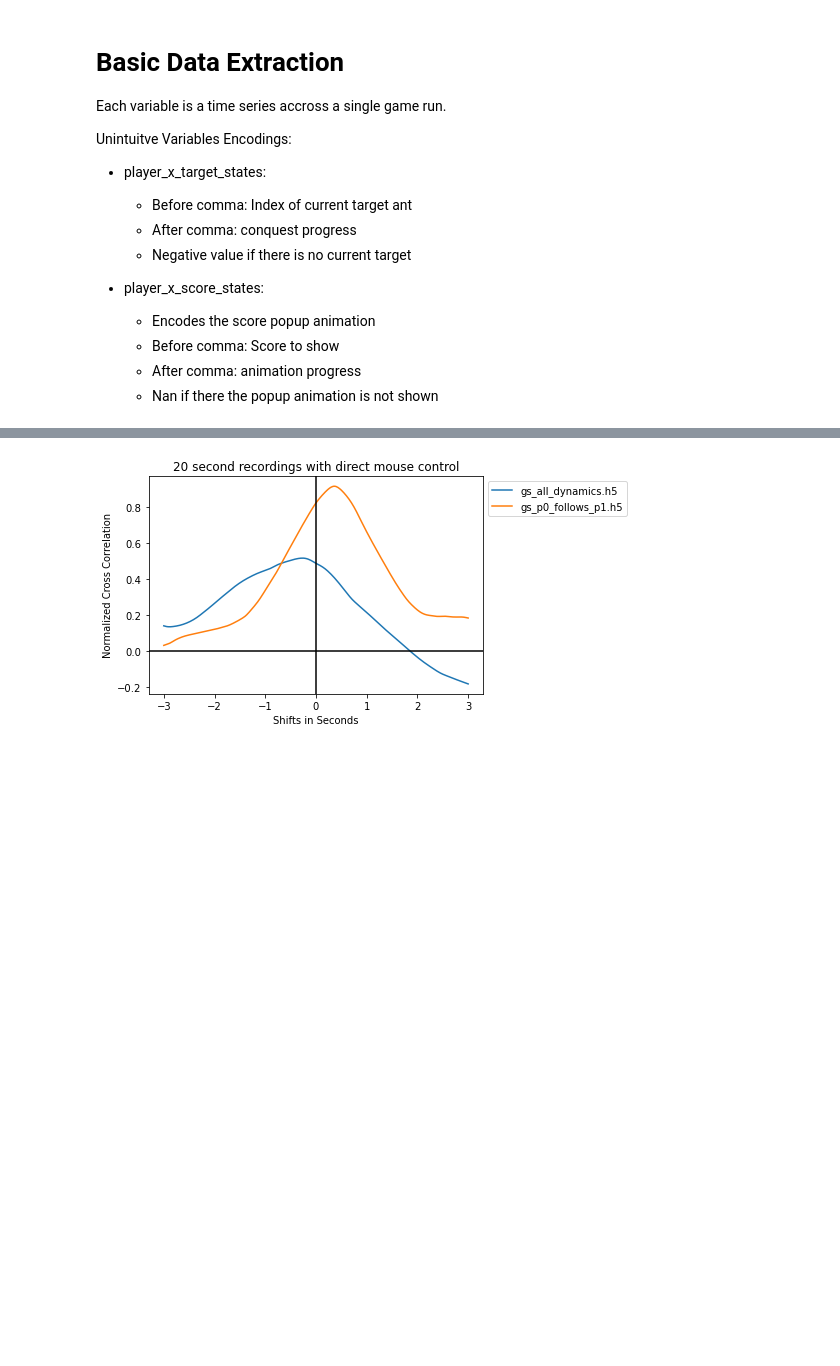
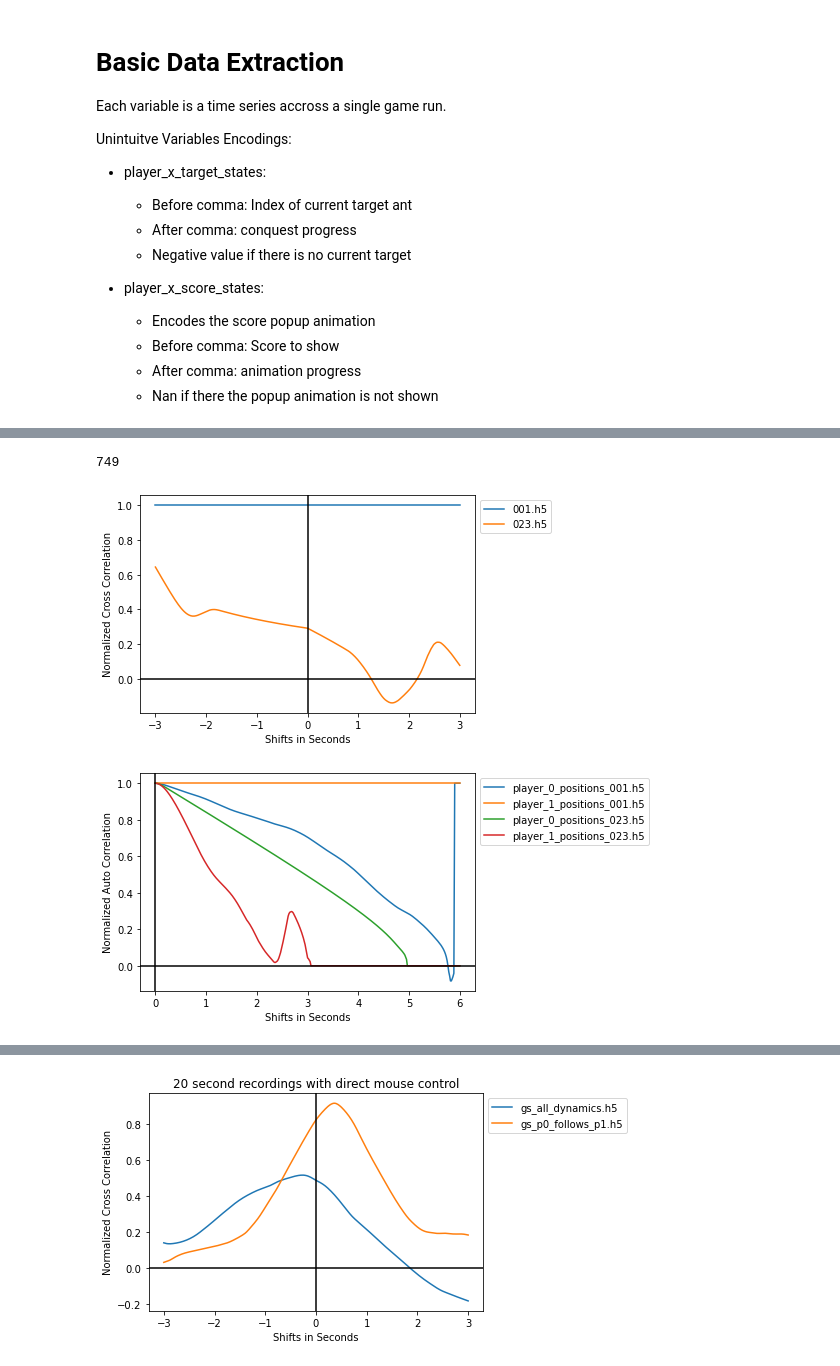
Before and after one commit to Priesemann-Group/dyadic_task, a Jupyter notebook: game_course_analyser.ipynb, the cells around one changed output, grey strips where cells are left out. Cells and saved outputs as stored; diff of their text form; code cells hidden in the pictures; blank space fills up the shorter version.

```diff
--- a/game_course_analyser.ipynb
+++ b/game_course_analyser.ipynb
@@ -164,0 +212,10 @@ def best_ncc_shift(a, b, search_dist):
+# %%
+game_states = path_to_data_dict('/gs_27-08-21_18-03-22/001.h5')
+print(len(game_states['player_0_positions']))
+np.seterr(all='raise')
+plot_correltations_for_folder(folder='gs_27-08-21_18-03-22',
+                              title='')
+# %% [output]
+749
+[figure, added]
+[figure, added]
```
Also changed, not shown: parts of 15 cells of this notebook, 25 other files.
